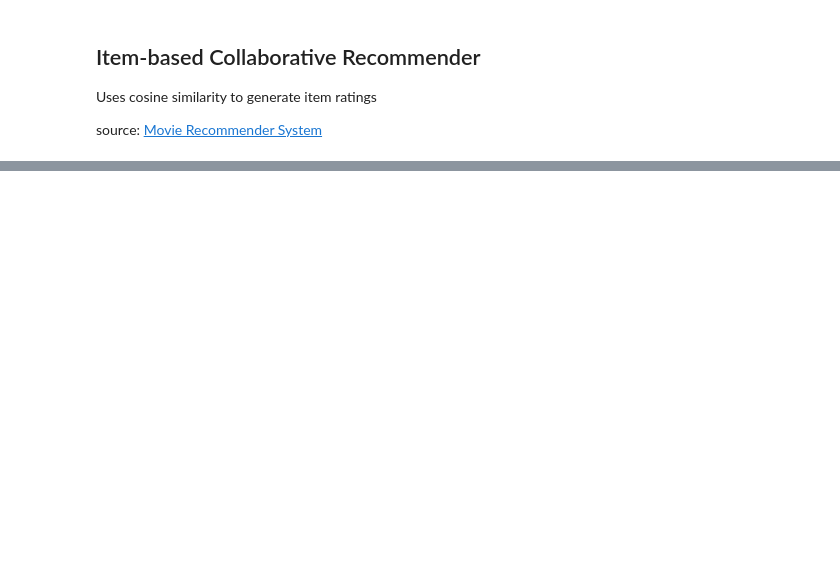
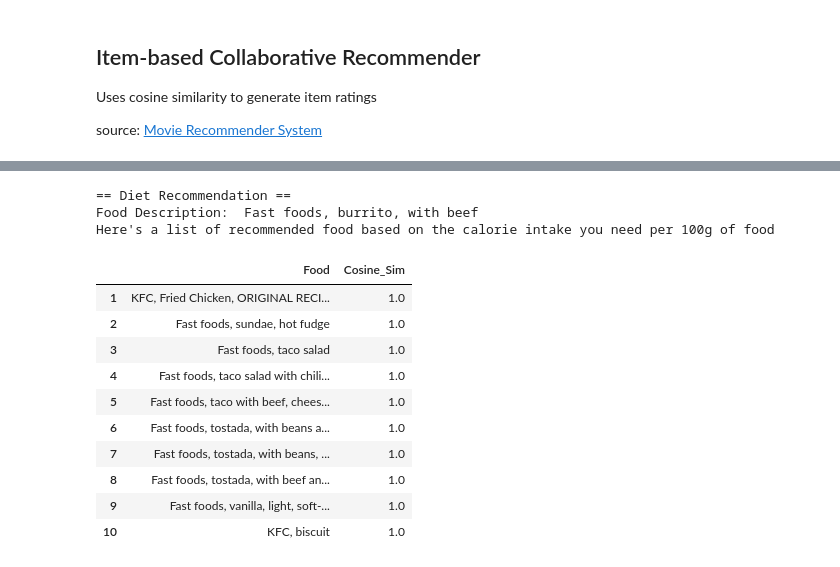
Before and after one commit to rjPajaro/Pattern-Recognition-Projects, a Jupyter notebook: diet_recognition_system/A1_G6.ipynb, the cells around one changed output, grey strips where cells are left out. Saved outputs shown, nothing was run; the diff lists cells and outputs as text; code cells hidden in the pictures; blank space fills up the shorter version.

```diff
--- a/diet_recognition_system/A1_G6.ipynb
+++ b/diet_recognition_system/A1_G6.ipynb
@@ -216,0 +247,20 @@ Here's a list of recommended food based on the calorie intake you need per 100g
+# %%
+food_input = input('Get same calories of: ')
+top_recs = input('Recommendation List Size?: ')
+
+generate_recommendations(df,food_input,int(top_recs))
+# %% [output]
+== Diet Recommendation ==
+Food Description:  Fast foods, burrito, with beef
+Here's a list of recommended food based on the calorie intake you need per 100g of food
+|  | Food | Cosine_Sim |
+| 1 | KFC, Fried Chicken, ORIGINAL RECI... | 1.0 |
+| 2 | Fast foods, sundae, hot fudge | 1.0 |
+| 3 | Fast foods, taco salad | 1.0 |
+| 4 | Fast foods, taco salad with chili... | 1.0 |
+| 5 | Fast foods, taco with beef, chees... | 1.0 |
+| 6 | Fast foods, tostada, with beans a... | 1.0 |
+| 7 | Fast foods, tostada, with beans, ... | 1.0 |
+| 8 | Fast foods, tostada, with beef an... | 1.0 |
+| 9 | Fast foods, vanilla, light, soft-... | 1.0 |
+| 10 | KFC, biscuit | 1.0 |
```
Also changed, not shown: parts of 10 cells of this notebook.
